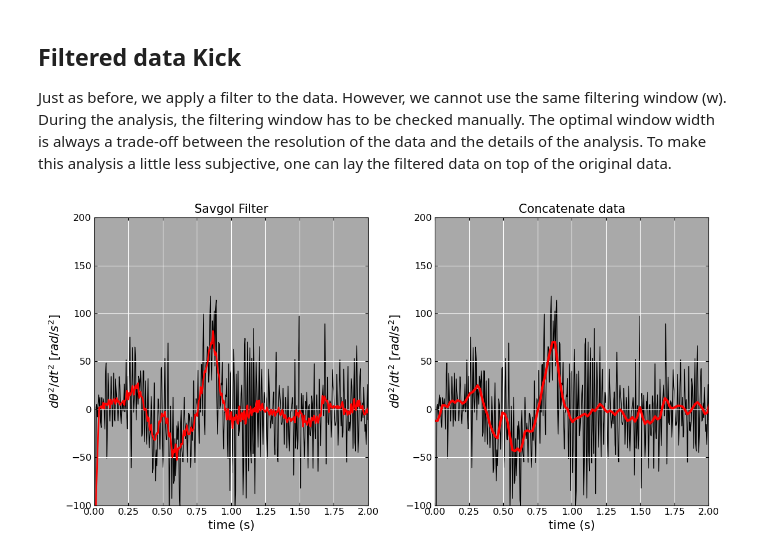
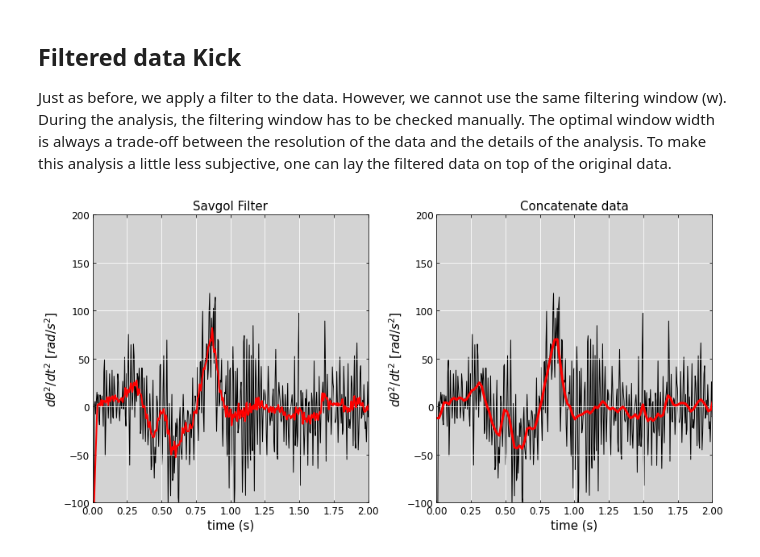
Before and after one commit to JBusink/Ndiff, a Jupyter notebook: code/Notebook_Pendulum.ipynb, the cells around one changed output. Cells and saved outputs as stored; diff of their text form; code cells hidden in the pictures.

```diff
--- a/code/Notebook_Pendulum.ipynb
+++ b/code/Notebook_Pendulum.ipynb
@@ -379,29 +379,29 @@ Just as before, we apply a filter to the data. However, we cannot use the same f
 # %%
 x_opt = Angle[::4]
 t_opt = Time[::4]
 der_slice1 = np.gradient(x_opt,t_opt)
 der_slice2 = np.gradient(der_slice1,t_opt)
 
 fig,axes=plt.subplots(1,2,figsize=(12,6))
 axes[0].plot(Time, der2,color = 'black',lw=1,zorder=1)
 axes[0].plot(Time, savgol_filter(der2,11,1),color = 'red',lw=2,zorder=2)
 axes[0].set_title('Savgol Filter',fontsize=15)
 
 axes[1].plot(t_opt,der_slice2,color ='red',lw=3,zorder=2)
 axes[1].plot(Time, der2,color = 'black',lw=1,zorder=1)
 axes[1].set_title('Concatenate data',fontsize=15)
 
 for i in range(2):
     axes[i].set_ylim(-100,200)
     axes[i].set_xlim(0,2)
     axes[i].set_xlabel('time (s)',fontsize=15)
     axes[i].tick_params(direction="in",labelsize=12,bottom = True,top = True,left= True,right=True) #inward direction of tick-lines
     axes[i].set_ylabel(r'$d\theta^2/dt^2$ $[rad/s^2]$',fontsize=15)
-    axes[i].set_facecolor('darkgray')
+    axes[i].set_facecolor('lightgray')
     axes[i].grid(True,color='white')
 
 
 plt.tight_layout()
 plt.show()
 # %% [output]
-[figure, old version]
+[figure, new version]
```
Also changed, not shown: parts of 9 cells of this notebook.
